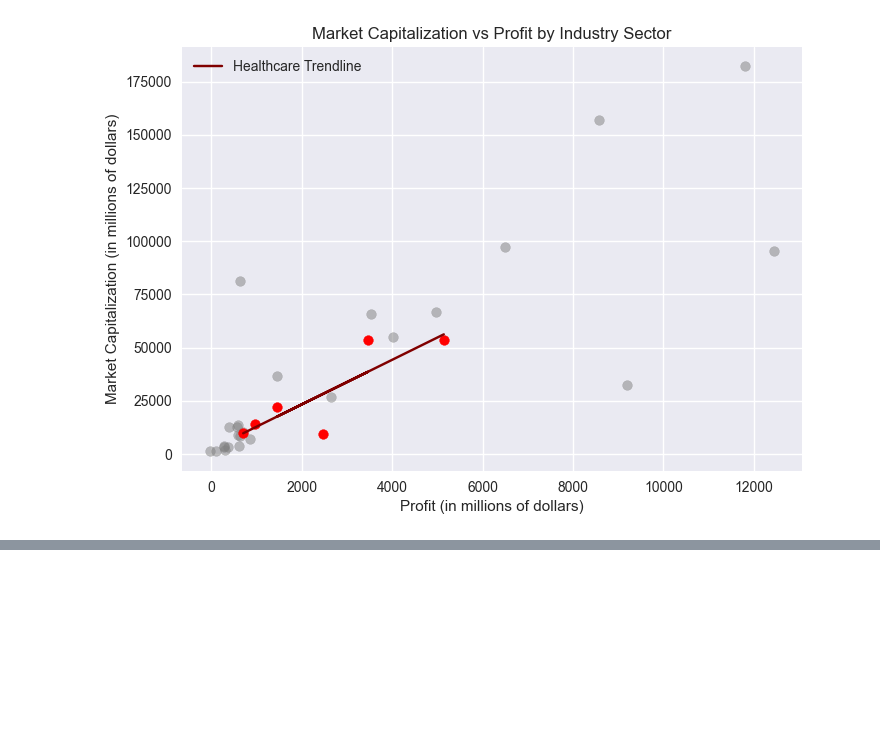
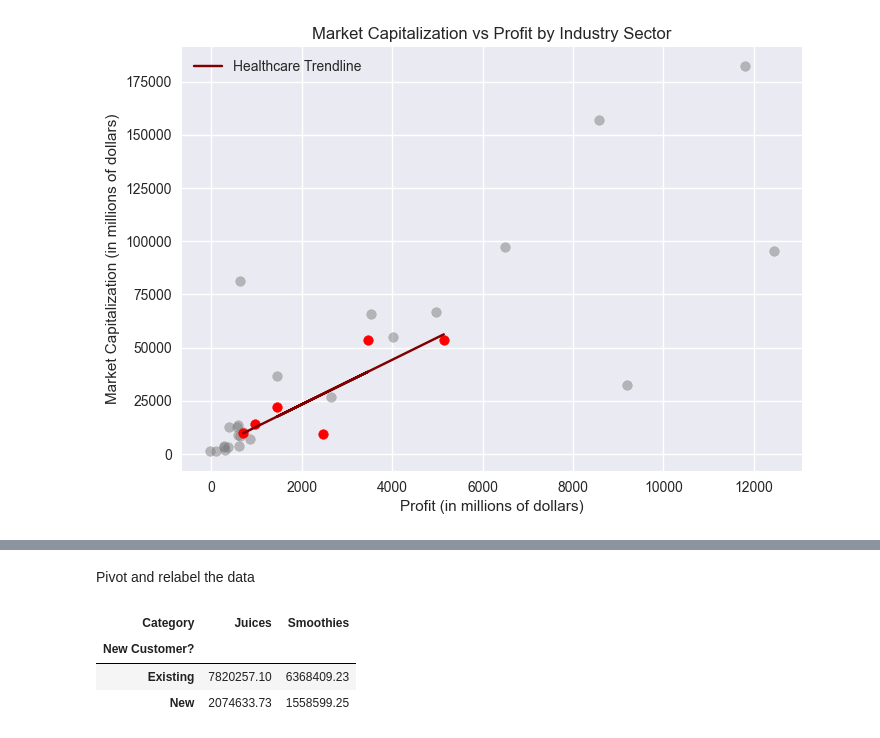
Before and after one commit to MutugiBrian/Data-Science-Prac, a Jupyter notebook: Prep.ipynb, the cells around one changed output, grey strips where cells are left out. Saved outputs shown, nothing was run; the diff lists cells and outputs as text; code cells hidden in the pictures; blank space fills up the shorter version.

```diff
--- a/Prep.ipynb
+++ b/Prep.ipynb
@@ -251,0 +313,12 @@ plt.show()
+# %% [markdown]
+Pivot and relabel the data
+# %%
+pivot_edf = pd.pivot_table(
+    edf, values='$ Sales', index='New Customer?', columns='Category', aggfunc='sum')
+pivot_edf = pivot_edf.rename(index={"No": "Existing", "Yes": "New"})
+pivot_edf
+# %% [output]
+| Category | Juices | Smoothies |
+| New Customer? |  |  |
+| Existing | 7820257.10 | 6368409.23 |
+| New | 2074633.73 | 1558599.25 |
```
Also changed, not shown: parts of 12 cells of this notebook.
